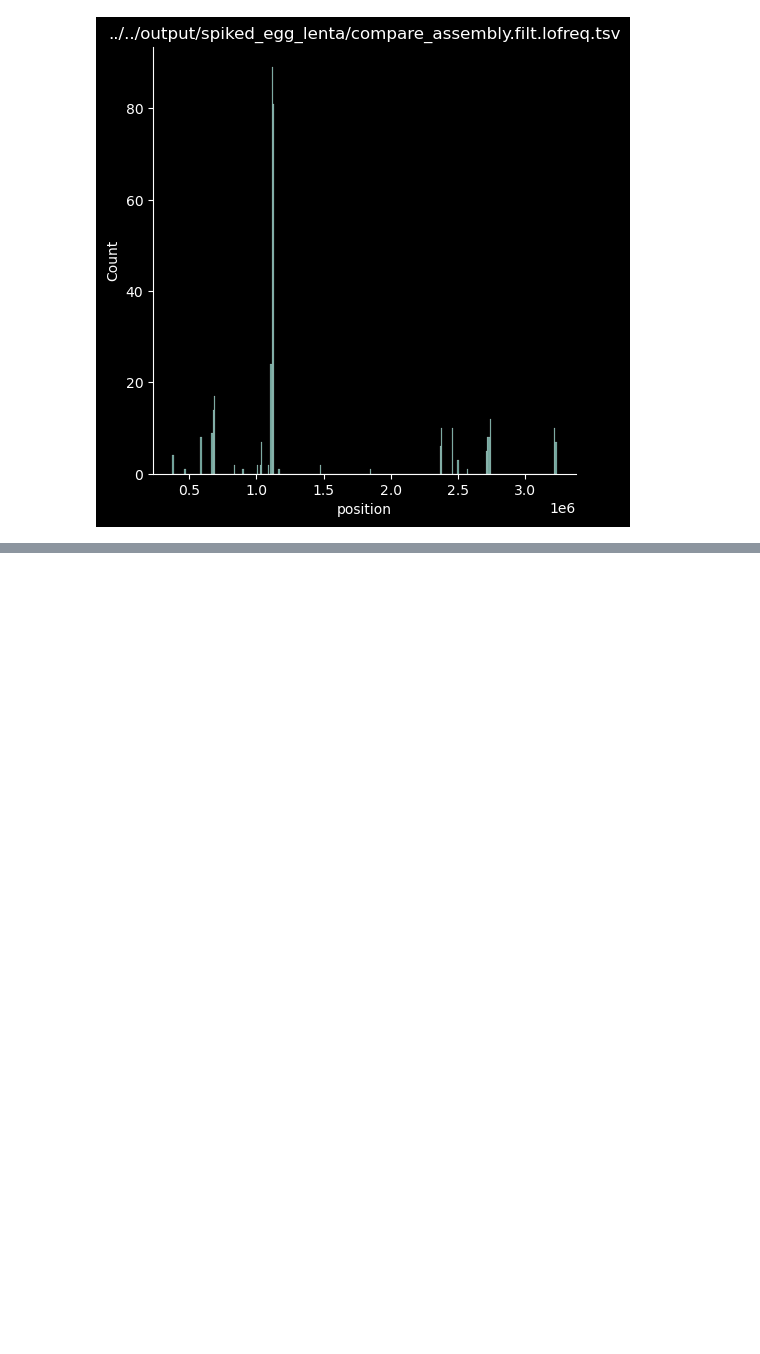
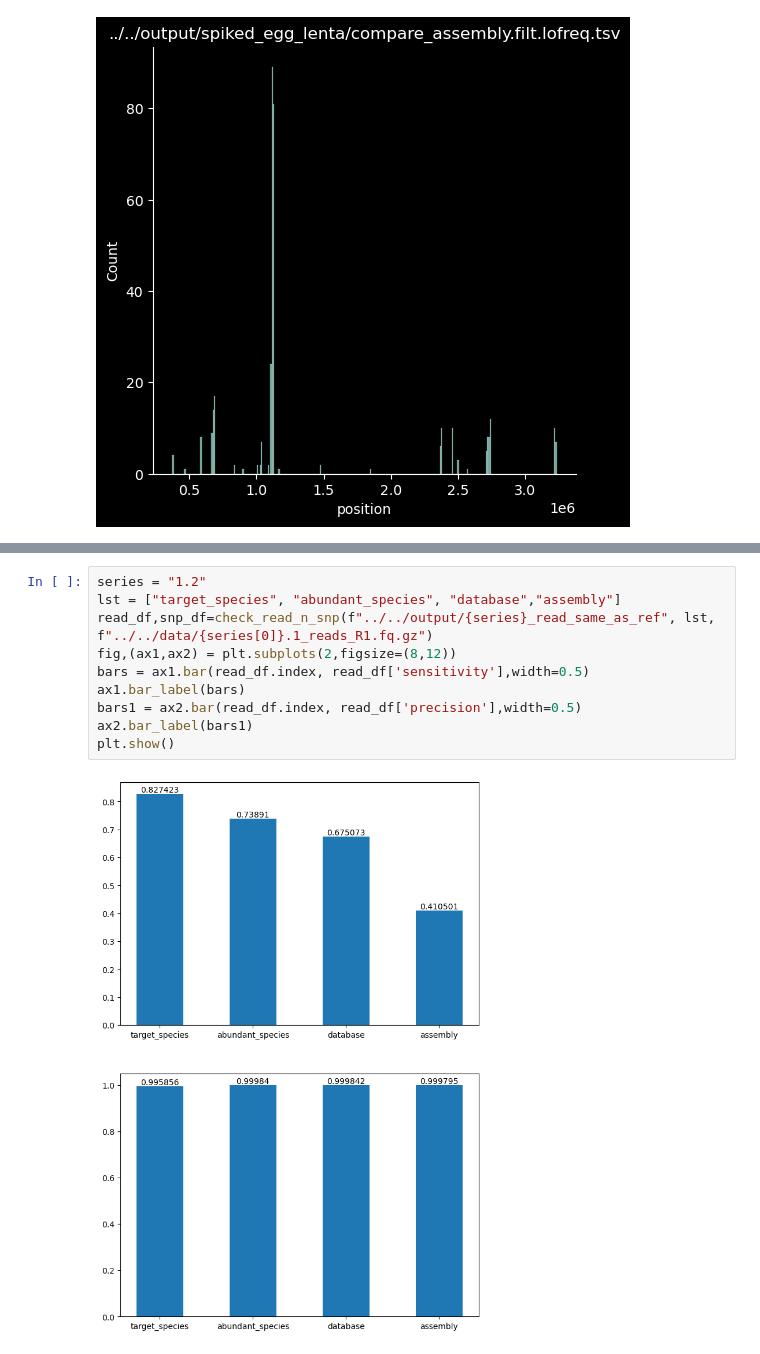
Before and after one commit to ViolaChenYT/metagen_pipeline, a Jupyter notebook: workflow/scripts/workbench.ipynb, the cells around one changed output, grey strips where cells are left out. Cells and saved outputs as stored; diff of their text form; blank space fills up the shorter version.

```diff
--- a/workflow/scripts/workbench.ipynb
+++ b/workflow/scripts/workbench.ipynb
@@ -745,0 +960,12 @@ for species in ["database","abundant_species","target_species", "assembly"]:
+# %%
+series = "1.2"
+lst = ["target_species", "abundant_species", "database","assembly"]
+read_df,snp_df=check_read_n_snp(f"../../output/{series}_read_same_as_ref", lst, f"../../data/{series[0]}.1_reads_R1.fq.gz")
+fig,(ax1,ax2) = plt.subplots(2,figsize=(8,12))
+bars = ax1.bar(read_df.index, read_df['sensitivity'],width=0.5)
+ax1.bar_label(bars)
+bars1 = ax2.bar(read_df.index, read_df['precision'],width=0.5)
+ax2.bar_label(bars1)
+plt.show()
+# %% [output]
+[figure, added]
```
Also changed, not shown: parts of 31 cells of this notebook, 6 other files.
